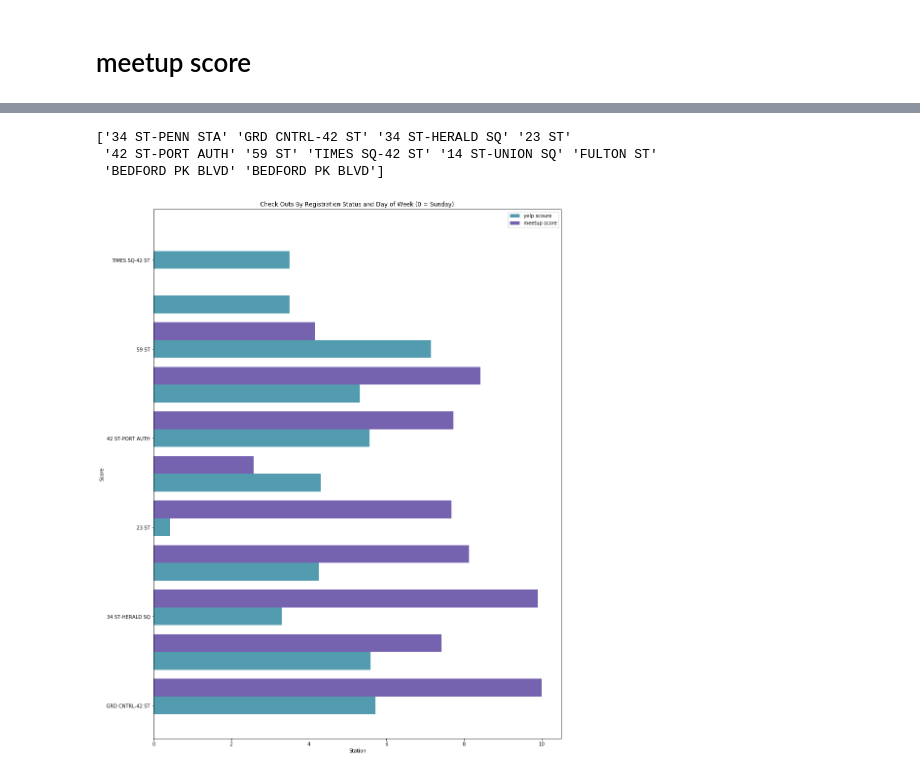
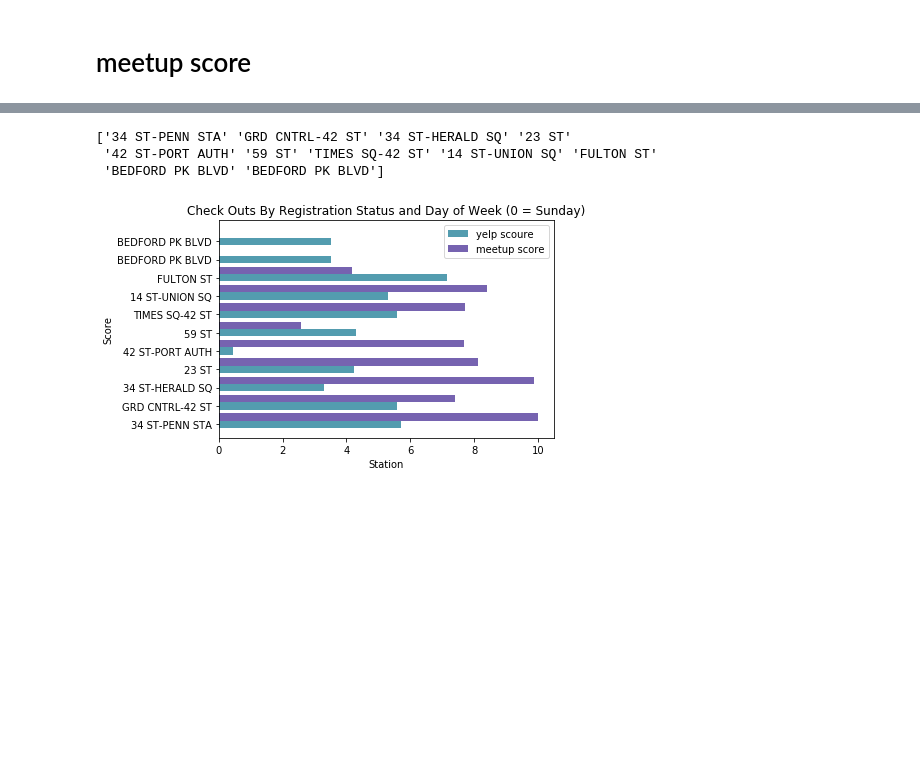
Before and after one commit to cyrus-rustomji/metis_projects, a Jupyter notebook: FirstProejct.ipynb, the cells around one changed output, grey strips where cells are left out. Cells and saved outputs as stored; diff of their text form; code cells hidden in the pictures; blank space fills up the shorter version.

```diff
--- a/FirstProejct.ipynb
+++ b/FirstProejct.ipynb
@@ -576,6 +596,6 @@ newColStopName = newColStopName.str.replace('STATION', 'STA')
 newColStopName = newColStopName.str.replace('-', '')
 newColStopName = newColStopName.str.replace('\s+', '')
 
-stops_df['upper_stop_name'] =newColStopName.str[:5]
+stops_df['upper_stop_name'] =newColStopName.str[:10]
 stops_df['upper_stop_name'].head(2)
 # %% [output]
@@ -599,6 +615,6 @@ newColStation = turnstiles_daily_byStation_df['STATION']
 newColStation = newColStation.str.upper()
 newColStation = newColStation.str.replace('-', '')
 newColStation = newColStation.str.replace('\s+', '')
-turnstiles_daily_byStation_df['upper_STATION'] =  newColStation.str[:5]
+turnstiles_daily_byStation_df['upper_STATION'] =  newColStation.str[:10]
 turnstiles_daily_byStation_df['upper_STATION'].value_counts().head(1)
 # %% [output]
@@ -840,9 +865,8 @@ meetup_groupd_df
 # %%
-plt.figure()
+plt.figure(figsize=(20,10) )
 plt.xlabel('Station Name')
 plt.ylabel('Meetup Score')
-meetup_groupd_df.sort_values(by=['meetup_score'],ascending=True)
-plt.barh(meetup_groupd_df_sort['station'], meetup_groupd_df_sort['meetup_score'], color = '#539caf', align = 'center')
-plt.show()
-meetup_groupd_df = meetup_groupd_df[['station','meetup_score']]
+plt.barh(meetup_groupd_df['station'], meetup_groupd_df['meetup_score'])
+
+meetup_groupd_df_sort
 # %% [output]
@@ -868,37 +903,31 @@ daily_yelp_meetup_df
 # %%
 #source code -  https://www.shanelynn.ie/merge-join-dataframes-python-pandas-index-1/
 
 def groupedbarplot(y_data_list, y_data_names, colors, x_label, y_label, title):
-    _, ax = plt.subplots(figsize=(15,20))
-    # Total width for all bars at one x location
+    _, ax = plt.subplots()
     width = 0.4
-    # Width of each individual bar
     ind = np.arange(len(daily_yelp_meetup_df))
 
-    # Draw bars, one category at a time
     for i in range(0, len(y_data_list)):
-        # Move the bar to the right on the x-axis so it doesn't
-        # overlap with previously drawn ones
         ax.barh(ind + i*width, y_data_list[i],width, color = colors[i], label = y_data_names[i])
-
-#         ax.bar(x_data + alteration[i], y_data_list[i], color = colors[i], label = y_data_names[i], width = ind_width)
     ax.set_ylabel(y_label)
     ax.set_xlabel(x_label)
     ax.set_title(title)
     ax.legend(loc = 'upper right')
+    ax.set_yticks(daily_yelp_meetup_df.index)
     ax.set_yticklabels(daily_yelp_meetup_df.STATION.values)
     print(daily_yelp_meetup_df.STATION.values)
 
 # Call the function to create plot
 groupedbarplot(
                y_data_list = [daily_yelp_meetup_df['yelp_p'], daily_yelp_meetup_df['meetup_score']]
                , y_data_names = ['yelp scoure', 'meetup score']
                , colors = ['#539caf', '#7663b0']
                , x_label = 'Station'
                , y_label = 'Score'
                , title = 'Check Outs By Registration Status and Day of Week (0 = Sunday)')
 # %% [output]
 ['34 ST-PENN STA' 'GRD CNTRL-42 ST' '34 ST-HERALD SQ' '23 ST'
  '42 ST-PORT AUTH' '59 ST' 'TIMES SQ-42 ST' '14 ST-UNION SQ' 'FULTON ST'
  'BEDFORD PK BLVD' 'BEDFORD PK BLVD']
-[figure, old version]
+[figure, new version]
```
Also changed, not shown: parts of 11 cells of this notebook.
